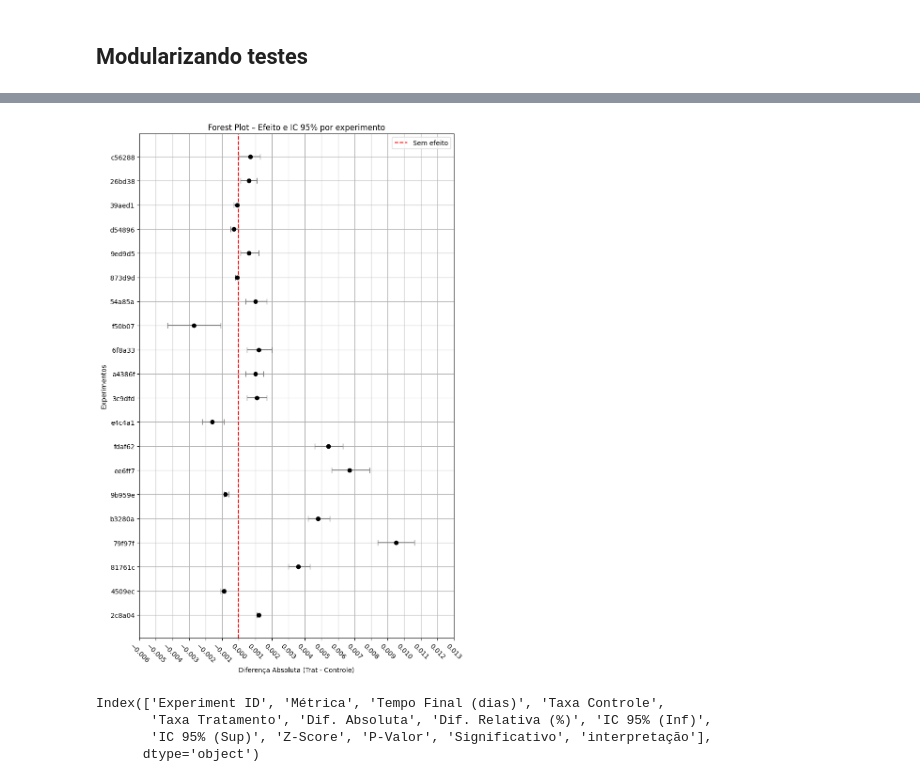
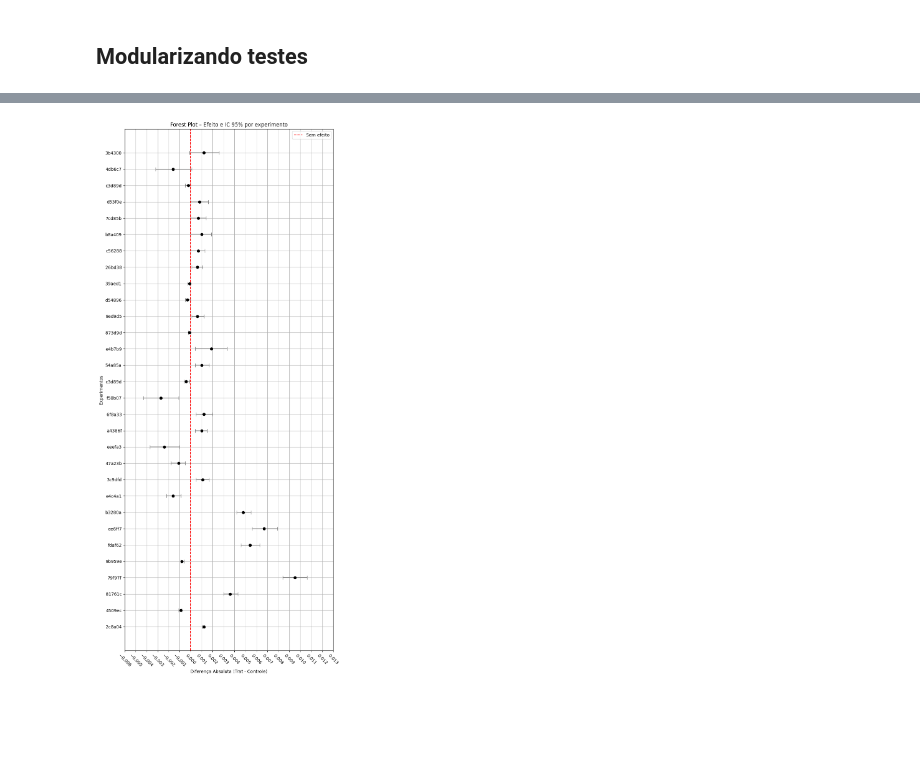
Before and after one commit to Reyso/A-B-test, a Jupyter notebook: main.ipynb, the cells around one changed output, grey strips where cells are left out. Cells and saved outputs as stored; diff of their text form; code cells hidden in the pictures; blank space fills up the shorter version.

```diff
--- a/main.ipynb
+++ b/main.ipynb
@@ -407,16 +352,9 @@ def plot_forest(df, top_n=10):
     plt.tight_layout()
     plt.show()
 # %%
-plot_forest(report_df,20)
+plot_forest(report_df,30)
 # %% [output]
-[figure, old version]
+[figure, new version]
-# %%
-report_df.columns
-# %% [output]
-Index(['Experiment ID', 'Métrica', 'Tempo Final (dias)', 'Taxa Controle',
-       'Taxa Tratamento', 'Dif. Absoluta', 'Dif. Relativa (%)', 'IC 95% (Inf)',
-       'IC 95% (Sup)', 'Z-Score', 'P-Valor', 'Significativo', 'interpretação'],
-      dtype='object')
 # %%
 fig,ax = plt.subplots(1,2,figsize=(15,6))
 
```
Also changed, not shown: parts of 8 cells of this notebook.
